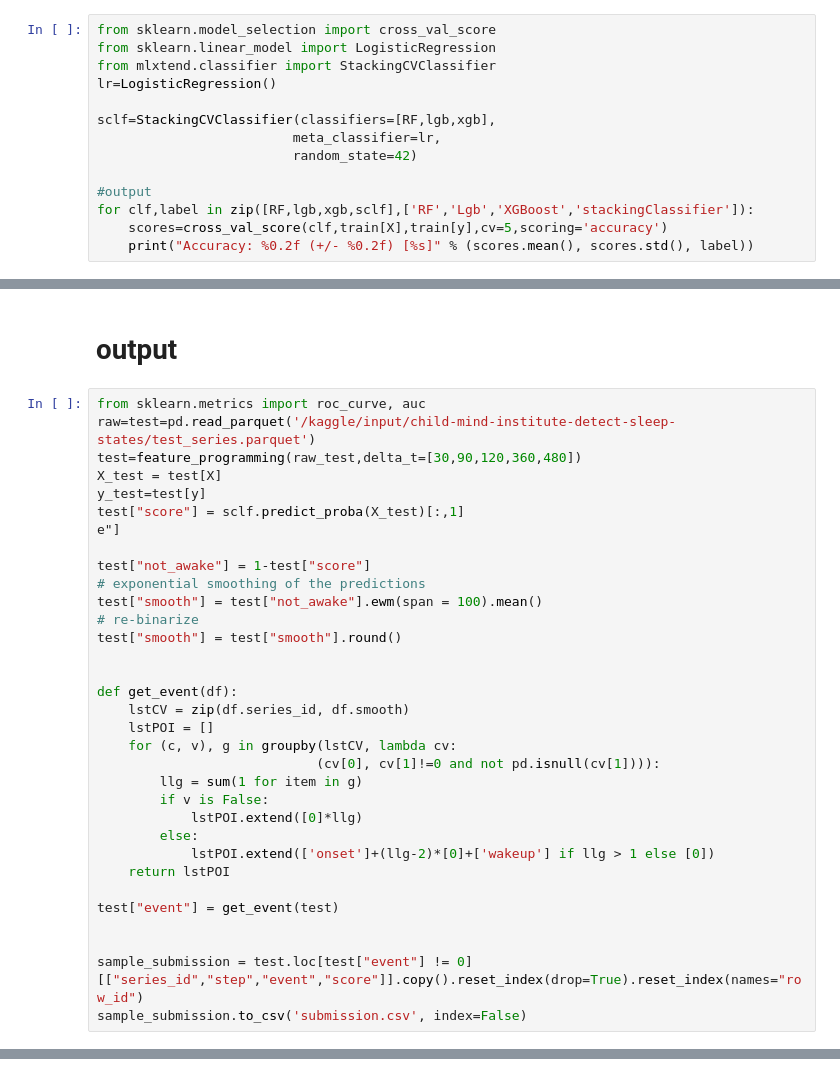
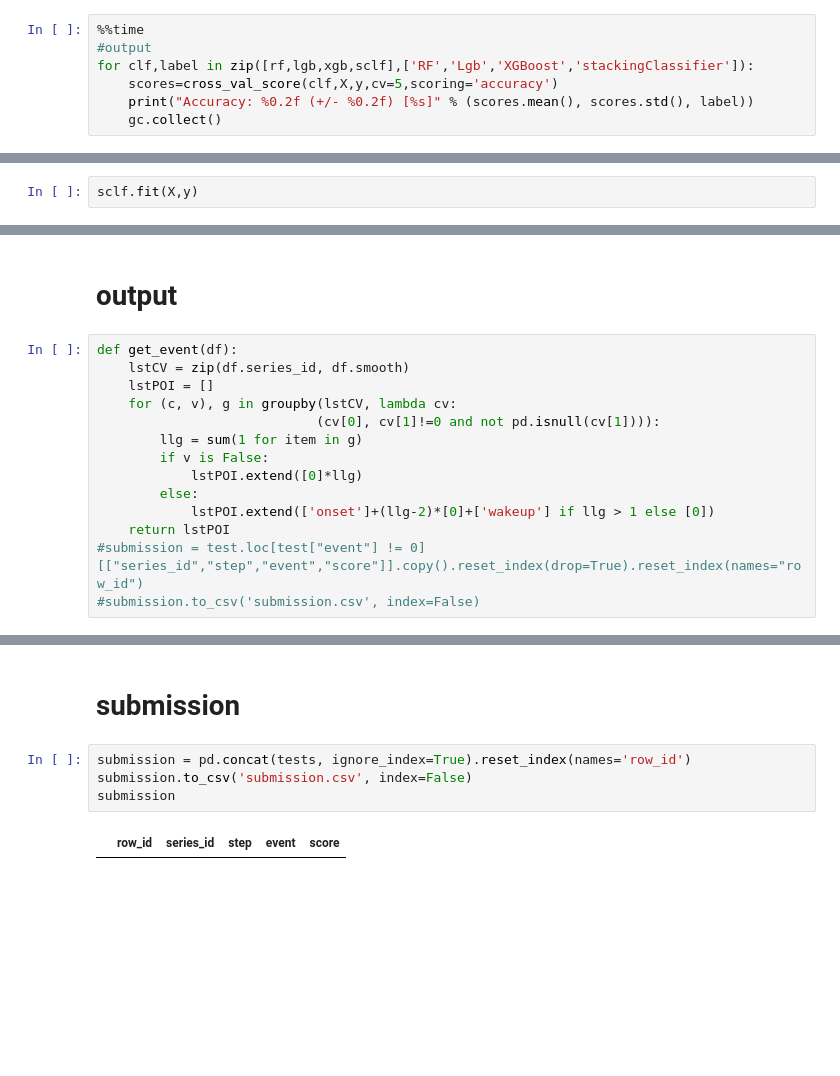
Before and after one commit to Sgongzi/Machine-Learning-numpy-, a Jupyter notebook: Zzzs-kaggle.ipynb, the cells around one changed output, grey strips where cells are left out. Cells and saved outputs as stored; diff of their text form; blank space fills up the shorter version.

Commit message:
Kaggle Notebook | datect sleep states  | Version 5

```diff
--- a/Zzzs-kaggle.ipynb
+++ b/Zzzs-kaggle.ipynb
@@ -222,14 +271,7 @@ git clone --recursive [https://github.com/dmlc/xgboost.git](https://github.com/d
 # %%
-from sklearn.model_selection import cross_val_score
-from sklearn.linear_model import LogisticRegression
-from mlxtend.classifier import StackingCVClassifier
-lr=LogisticRegression()
-
-sclf=StackingCVClassifier(classifiers=[RF,lgb,xgb],
-                         meta_classifier=lr,
-                         random_state=42)
-
+%%time
 #output
-for clf,label in zip([RF,lgb,xgb,sclf],['RF','Lgb','XGBoost','stackingClassifier']):
-    scores=cross_val_score(clf,train[X],train[y],cv=5,scoring='accuracy')
+for clf,label in zip([rf,lgb,xgb,sclf],['RF','Lgb','XGBoost','stackingClassifier']):
+    scores=cross_val_score(clf,X,y,cv=5,scoring='accuracy')
     print("Accuracy: %0.2f (+/- %0.2f) [%s]" % (scores.mean(), scores.std(), label))
+    gc.collect()
@@ -235,0 +296,2 @@ for clf,label in zip([RF,lgb,xgb,sclf],['RF','Lgb','XGBoost','stackingClassifier
+# %%
+sclf.fit(X,y)
@@ -236,21 +328,6 @@ for clf,label in zip([RF,lgb,xgb,sclf],['RF','Lgb','XGBoost','stackingClassifier
 # %% [markdown]
 # output
 # %%
-from sklearn.metrics import roc_curve, auc
-raw=test=pd.read_parquet('/kaggle/input/child-mind-institute-detect-sleep-states/test_series.parquet')
-test=feature_programming(raw_test,delta_t=[30,90,120,360,480])
-X_test = test[X]
-y_test=test[y]
-test["score"] = sclf.predict_proba(X_test)[:,1]
-e"]
-
-test["not_awake"] = 1-test["score"]
-# exponential smoothing of the predictions
-test["smooth"] = test["not_awake"].ewm(span = 100).mean()
-# re-binarize
-test["smooth"] = test["smooth"].round()
-
-
 def get_event(df):
     lstCV = zip(df.series_id, df.smooth)
     lstPOI = []
@@ -262,9 +339,5 @@ def get_event(df):
         else:
             lstPOI.extend(['onset']+(llg-2)*[0]+['wakeup'] if llg > 1 else [0])
     return lstPOI
-
-test["event"] = get_event(test)
-
-
-sample_submission = test.loc[test["event"] != 0][["series_id","step","event","score"]].copy().reset_index(drop=True).reset_index(names="row_id")
-sample_submission.to_csv('submission.csv', index=False)
+#submission = test.loc[test["event"] != 0][["series_id","step","event","score"]].copy().reset_index(drop=True).reset_index(names="row_id")
+#submission.to_csv('submission.csv', index=False)
@@ -270,0 +395,8 @@ sample_submission.to_csv('submission.csv', index=False)
+# %% [markdown]
+# submission
+# %%
+submission = pd.concat(tests, ignore_index=True).reset_index(names='row_id')
+submission.to_csv('submission.csv', index=False)
+submission
+# %% [output]
+|  | row_id | series_id | step | event | score |
```
Also changed, not shown: parts of 30 cells of this notebook.
